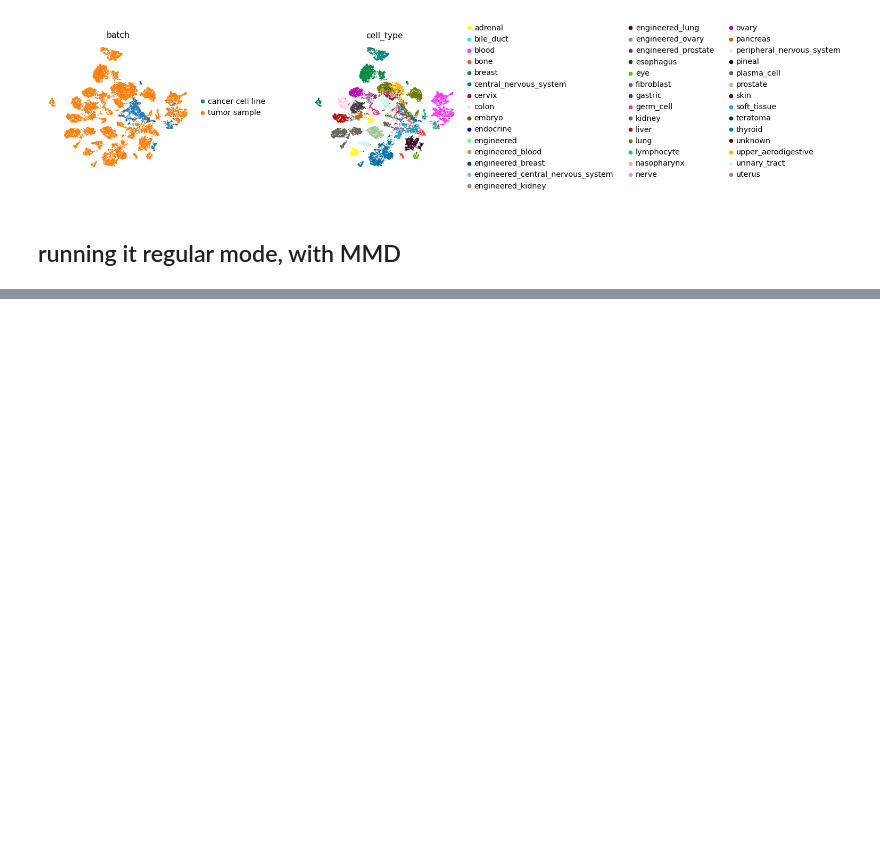
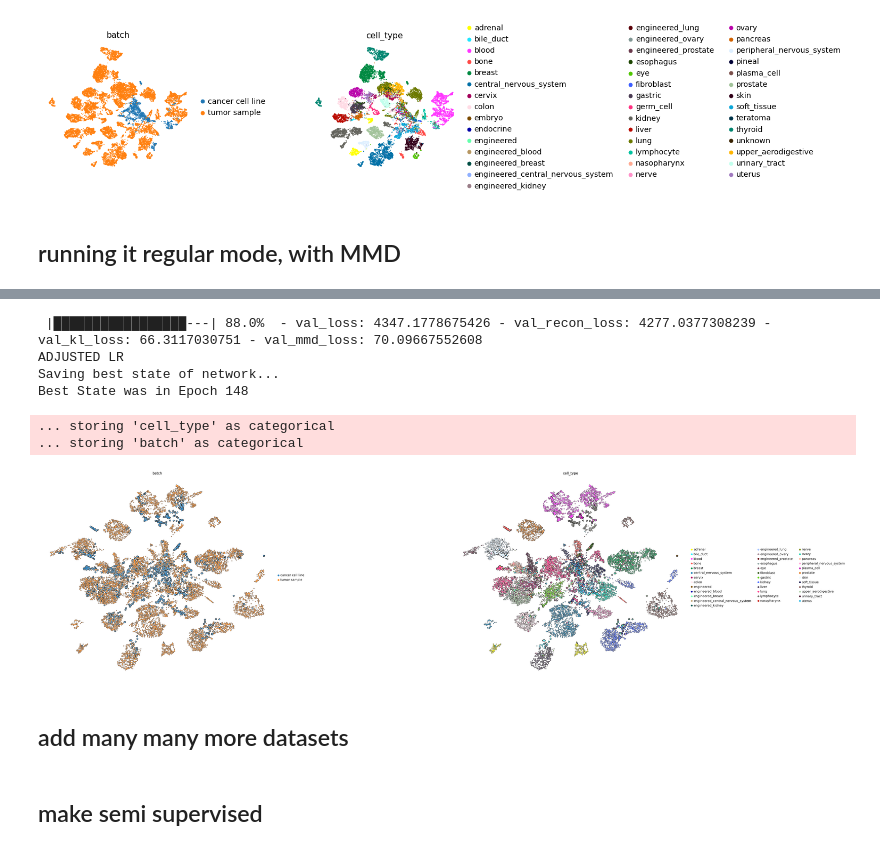
Before and after one commit to broadinstitute/celligner2, a Jupyter notebook: Celligner2-trial.ipynb, the cells around one changed output, grey strips where cells are left out. Saved outputs shown, nothing was run; the diff lists cells and outputs as text; code cells hidden in the pictures; blank space fills up the shorter version.

```diff
--- a/Celligner2-trial.ipynb
+++ b/Celligner2-trial.ipynb
@@ -337,0 +497,23 @@ AssertionError:
+# %%
+condition_key = 'cell_type'
+cell_type_key = 'tissue_type'
+
+trvae_epochs = 150
+
+early_stopping_kwargs = {
+    "early_stopping_metric": "val_unweighted_loss",
+    "threshold": 0,
+    "patience": 15,
+    "reduce_lr": True,
+    "lr_patience": 13,
+    "lr_factor": 0.1,
+}
+# %%
+trvae = celligner2.TRVAE(
+    adata=data,
+    condition_key=condition_key,
+    hidden_layer_sizes=[256, 128],
+    use_mmd = True,
+    beta=100,
+    latent_dim=16,
+)
@@ -337,0 +530,17 @@ AssertionError:
+# %%
+trvae.train(
+    n_epochs=trvae_epochs,
+    alpha_epoch_anneal=200,
+    alpha_kl=0.001,
+    early_stopping_kwargs=early_stopping_kwargs,
+    weight_decay=0.
+)
+# %% [output]
+ |█████████████████---| 88.0%  - val_loss: 4347.1778675426 - val_recon_loss: 4277.0377308239 - val_kl_loss: 66.3117030751 - val_mmd_loss: 70.09667552608
+ADJUSTED LR
+Saving best state of network...
+Best State was in Epoch 148
+# %%
+full_latent2 = sc.AnnData(trvae.get_latent(data.X, data.obs[condition_key]))
+full_latent2.obs['cell_type'] = data.obs[cell_type_key].tolist()
+full_latent2.obs['batch'] = data.obs[condition_key].tolist()
@@ -337,0 +557,16 @@ AssertionError:
+# %%
+#ann = ann.loc[loc]
+sc.pl.umap(full_latent2,
+           color=['batch', 'cell_type'],
+           frameon=False,
+           wspace=0.6,
+           projection="2d",
+           add_outline=True,
+           size=[80]*len(ann[ann[condition_key]=='cancer cell line']) + [20]*len(ann[ann[condition_key]=='tumor sample'])
+           )
+# %% [output]
+... storing 'cell_type' as categorical
+... storing 'batch' as categorical
+[figure, added]
+# %% [markdown]
+## add many many more datasets
@@ -337,0 +591,2 @@ AssertionError:
+# %% [markdown]
+## make semi supervised
```
Also changed, not shown: parts of 26 cells of this notebook, 21 other files.
